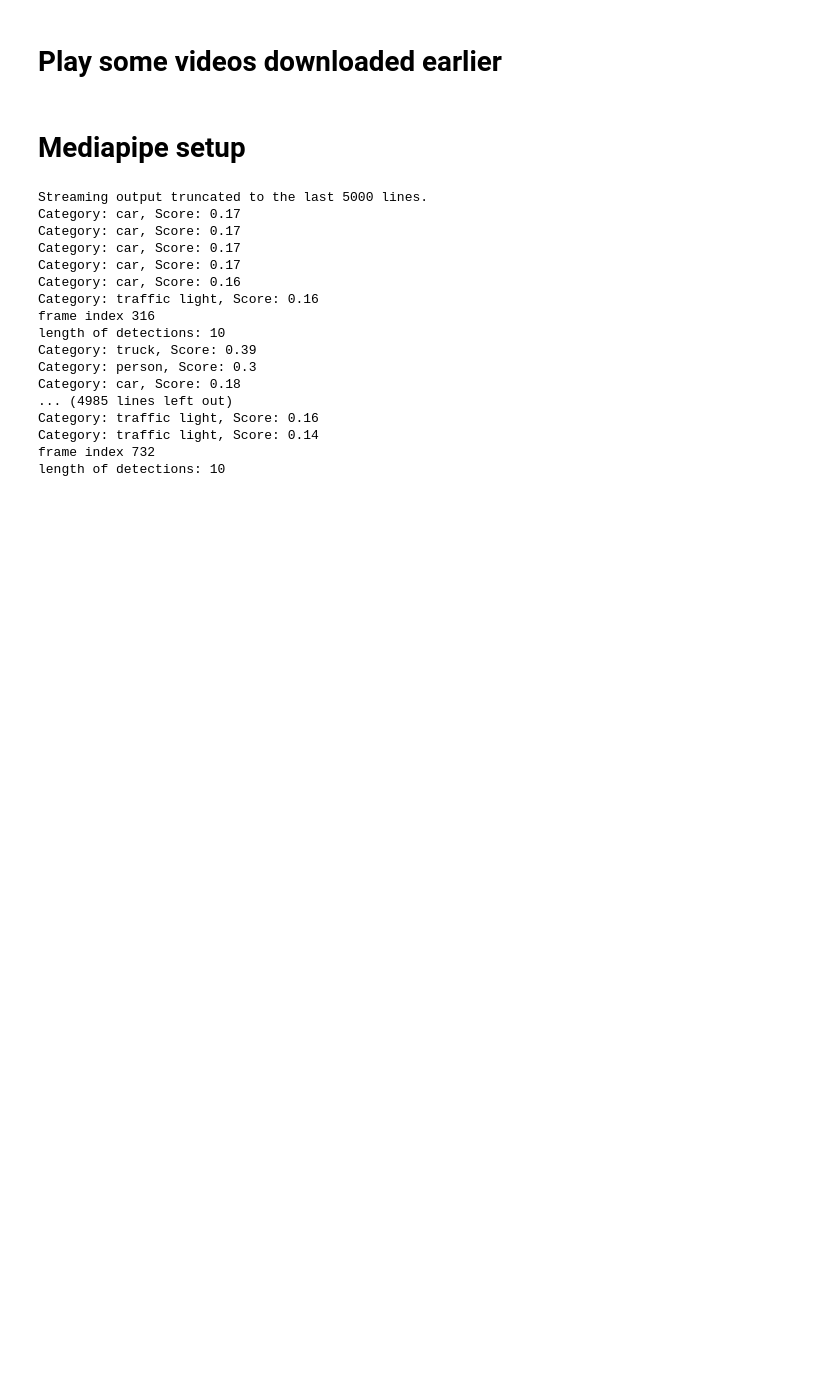
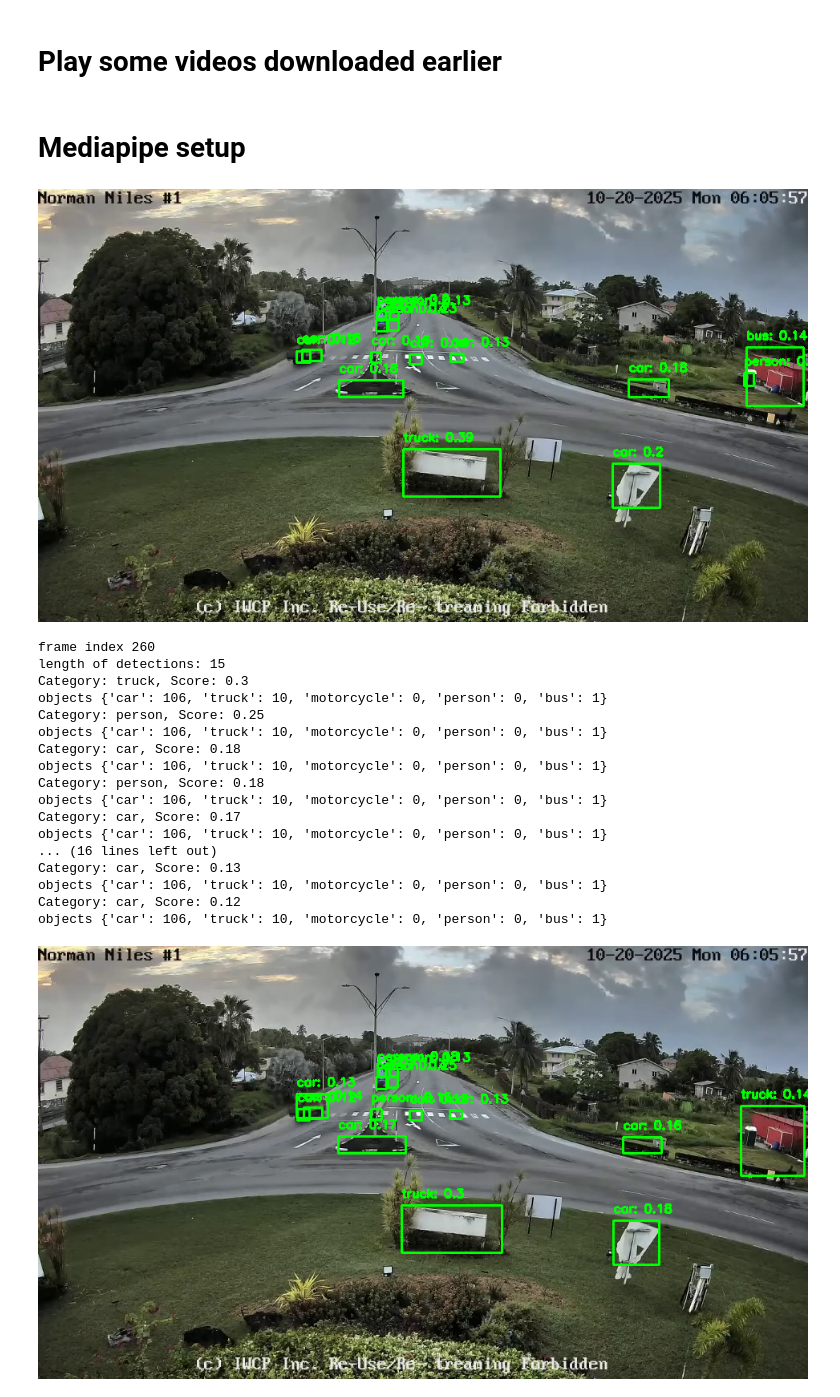
Before and after one commit to Samir-atra/Barbados_Traffic_Analysis_Challenge_dev, a Jupyter notebook: notebooks/mediapipe_video_analysis.ipynb, the cells around one changed output. Cells and saved outputs as stored; diff of their text form; code cells hidden in the pictures; blank space fills up the shorter version.

Commit message:
analyzing the images and counting the objects of interest

```diff
--- a/notebooks/mediapipe_video_analysis.ipynb
+++ b/notebooks/mediapipe_video_analysis.ipynb
@@ -165,9 +165,12 @@ ObjectDetectorOptions = mp.tasks.vision.ObjectDetectorOptions
 VisionRunningMode = mp.tasks.vision.RunningMode
 
 options = ObjectDetectorOptions(
-    base_options=BaseOptions(model_asset_path='/content/efficientdet.tflite'),
-    max_results=10,
-    running_mode=VisionRunningMode.VIDEO)
+    base_options=BaseOptions(model_asset_path='/content/efficientdet.tflite', delegate=BaseOptions.Delegate.GPU),
+    max_results=-1,
+    score_threshold=0.5,
+    running_mode=VisionRunningMode.VIDEO,
+    category_allowlist= ["person", "truck", "car", "motorcycle", "bus"],
+    )
 
 for video_file_name in os.listdir(video_path):
     with ObjectDetector.create_from_options(options) as detector:
@@ -195,50 +198,53 @@ for video_file_name in os.listdir(video_path):
             rgb_frame = cv2.cvtColor(frame, cv2.COLOR_BGR2RGB)
             mp_image = mp.Image(image_format=mp.ImageFormat.SRGB, data=rgb_frame)
 
             frame_timestamp_ms = int(1000 * frame_index / video_file_fps) if video_file_fps > 0 else 0
 
             detection_result = detector.detect_for_video(mp_image, frame_timestamp_ms)
             print("length of detections:", len(detection_result.detections))
             # Draw detections on the frame
             annotated_frame = frame.copy() # Make a copy to draw on
             for detection in detection_result.detections:
                 bbox = detection.bounding_box
                 start_point = (bbox.origin_x, bbox.origin_y)
                 end_point = (bbox.origin_x + bbox.width, bbox.origin_y + bbox.height)
                 cv2.rectangle(annotated_frame, start_point, end_point, (0, 255, 0), 2) # Green rectangle
 
                 category_name = detection.categories[0].category_name if detection.categories else "Unknown"
                 score = round(detection.categories[0].score, 2) if detection.categories else 0.0
-                if category_name in["person", "truck", "car", "motorcycle", "bus"] and int(score) >= 0.6:
-                    objects[category_name] += 1
+                if str(category_name) in["person", "truck", "car", "motorcycle", "bus"] and score >= 0.57:
+                    objects[str(category_name)] += 1
                 print(f"Category: {category_name}, Score: {score}")
+                print("objects", objects)
                 text = f"{category_name}: {score}"
                 cv2.putText(annotated_frame, text, (bbox.origin_x, bbox.origin_y - 10),
                             cv2.FONT_HERSHEY_SIMPLEX, 0.5, (0, 255, 0), 2)
 
-            # cv2_imshow(annotated_frame) # Display the annotated frame
+            cv2_imshow(annotated_frame) # Display the annotated frame
             print("frame index", frame_index)
             if cv2.waitKey(1) & 0xFF == ord('q'):
                 break
             frame_index += 1
         print("objects:", objects)
         cap.release() # Release the capture object after processing each video
         cv2.destroyAllWindows() # Close any OpenCV windows (important for local execution environments)
 # %% [output]
+[figure, added]
-Streaming output truncated to the last 5000 lines.
+frame index 260
+length of detections: 15
+Category: truck, Score: 0.3
+objects {'car': 106, 'truck': 10, 'motorcycle': 0, 'person': 0, 'bus': 1}
+Category: person, Score: 0.25
+objects {'car': 106, 'truck': 10, 'motorcycle': 0, 'person': 0, 'bus': 1}
+Category: car, Score: 0.18
+objects {'car': 106, 'truck': 10, 'motorcycle': 0, 'person': 0, 'bus': 1}
+Category: person, Score: 0.18
+objects {'car': 106, 'truck': 10, 'motorcycle': 0, 'person': 0, 'bus': 1}
 Category: car, Score: 0.17
-Category: car, Score: 0.17
-Category: car, Score: 0.17
-Category: car, Score: 0.17
-Category: car, Score: 0.16
-Category: traffic light, Score: 0.16
-frame index 316
-length of detections: 10
-Category: truck, Score: 0.39
-Category: person, Score: 0.3
-Category: car, Score: 0.18
-... (4985 lines left out)
-Category: traffic light, Score: 0.16
-Category: traffic light, Score: 0.14
-frame index 732
-length of detections: 10
+objects {'car': 106, 'truck': 10, 'motorcycle': 0, 'person': 0, 'bus': 1}
+... (16 lines left out)
+Category: car, Score: 0.13
+objects {'car': 106, 'truck': 10, 'motorcycle': 0, 'person': 0, 'bus': 1}
+Category: car, Score: 0.12
+objects {'car': 106, 'truck': 10, 'motorcycle': 0, 'person': 0, 'bus': 1}
+[figure, added]
```
Also changed, not shown: parts of 16 cells of this notebook.
